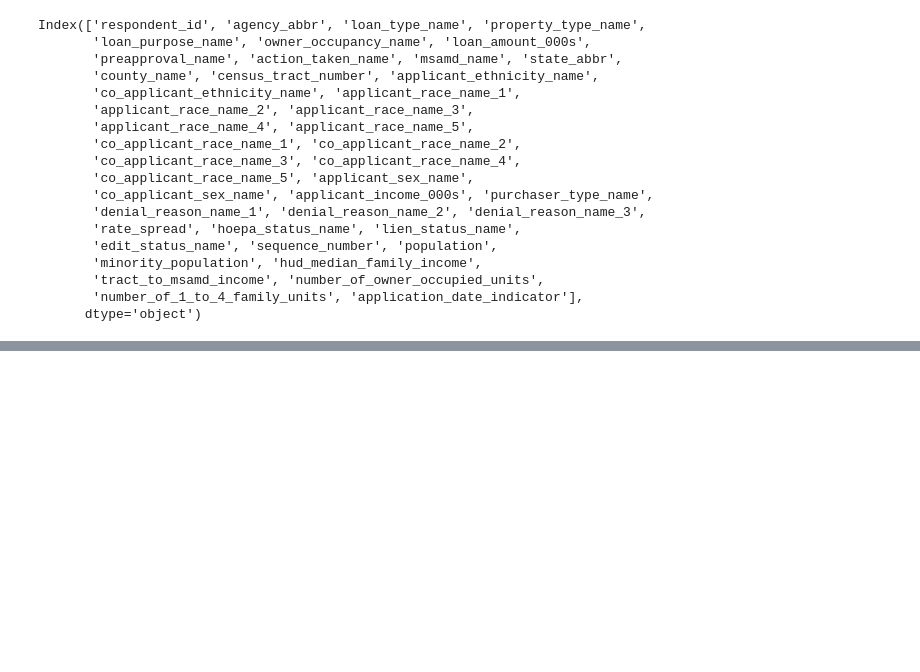
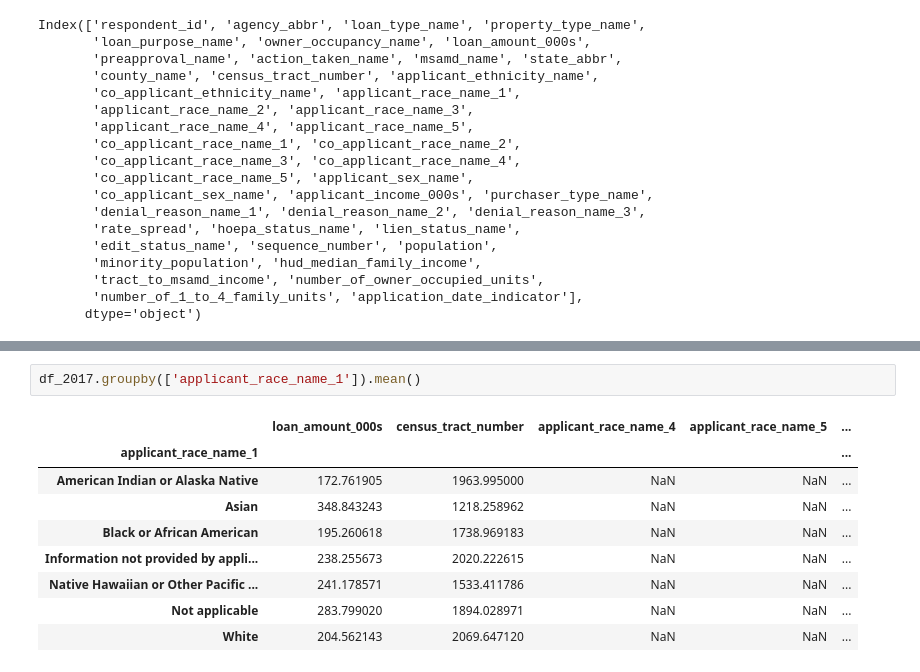
Before and after one commit to mglevitt/Lending_Bias, a Jupyter notebook: src/EDA.ipynb, the cells around one changed output, grey strips where cells are left out. Cells and saved outputs as stored; diff of their text form; blank space fills up the shorter version.

```diff
--- a/src/EDA.ipynb
+++ b/src/EDA.ipynb
@@ -96 +98,13 @@ application_date_indicator        1000
 dtype: int64
+# %%
+df_2017.groupby(['applicant_race_name_1']).mean()
+# %% [output]
+|  | loan_amount_000s | census_tract_number | applicant_race_name_4 | applicant_race_name_5 | ... |
+| applicant_race_name_1 |  |  |  |  | ... |
+| American Indian or Alaska Native | 172.761905 | 1963.995000 | NaN | NaN | ... |
+| Asian | 348.843243 | 1218.258962 | NaN | NaN | ... |
+| Black or African American | 195.260618 | 1738.969183 | NaN | NaN | ... |
+| Information not provided by appli... | 238.255673 | 2020.222615 | NaN | NaN | ... |
+| Native Hawaiian or Other Pacific ... | 241.178571 | 1533.411786 | NaN | NaN | ... |
+| Not applicable | 283.799020 | 1894.028971 | NaN | NaN | ... |
+| White | 204.562143 | 2069.647120 | NaN | NaN | ... |
```
Also changed, not shown: parts of 4 cells of this notebook.
